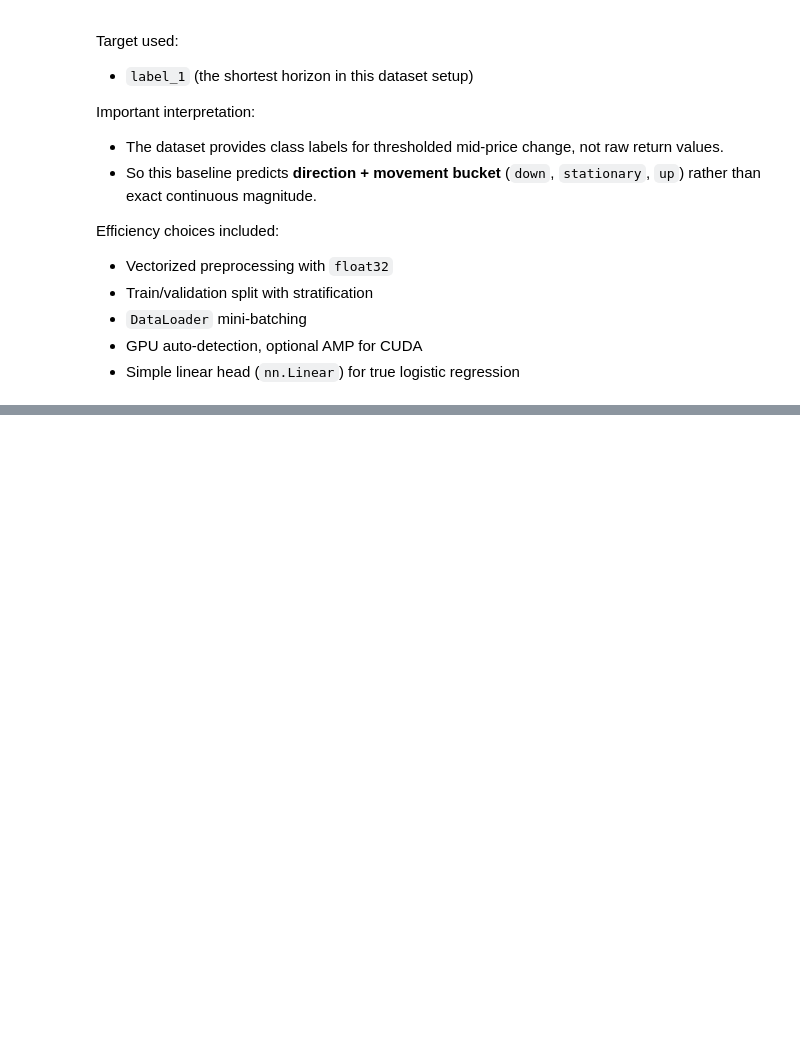
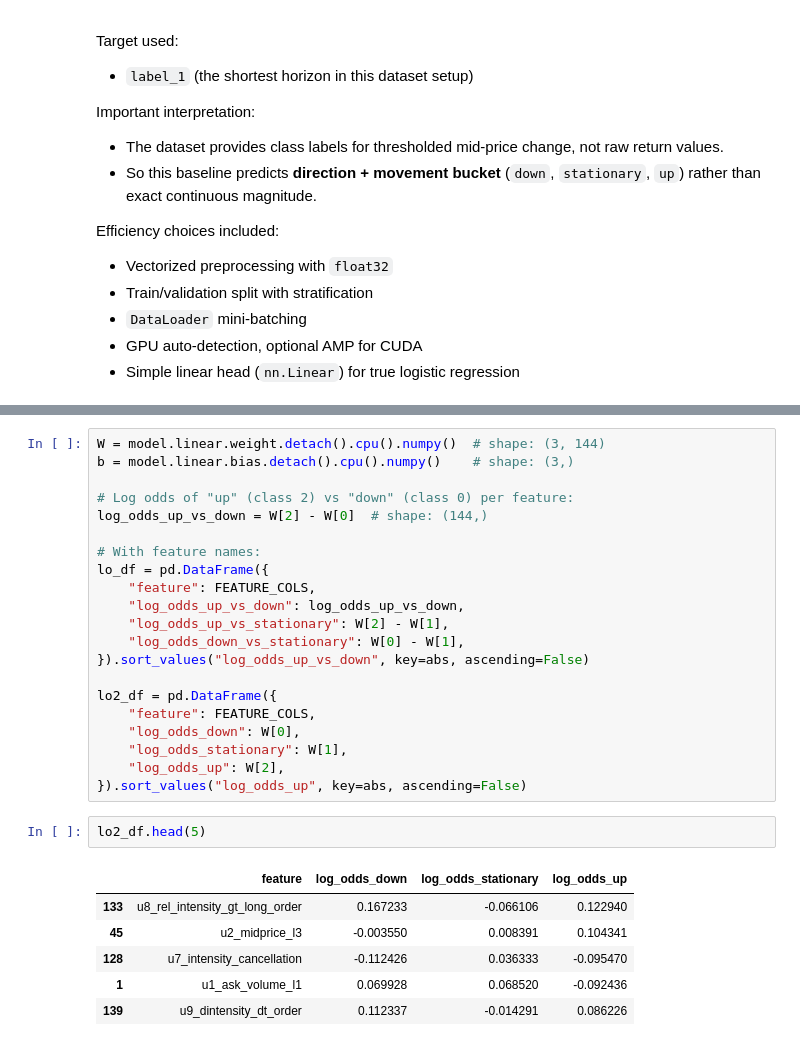
Before and after one commit to Praneeth-Suresh/LOBForecasting, a Jupyter notebook: baseline.ipynb, the cells around one changed output, grey strips where cells are left out. Cells and saved outputs as stored; diff of their text form; blank space fills up the shorter version.

```diff
--- a/baseline.ipynb
+++ b/baseline.ipynb
@@ -570,0 +575,30 @@ Training time (seconds): 16.0
+# %%
+W = model.linear.weight.detach().cpu().numpy()  # shape: (3, 144)
+b = model.linear.bias.detach().cpu().numpy()    # shape: (3,)
+
+# Log odds of "up" (class 2) vs "down" (class 0) per feature:
+log_odds_up_vs_down = W[2] - W[0]  # shape: (144,)
+
+# With feature names:
+lo_df = pd.DataFrame({
+    "feature": FEATURE_COLS,
+    "log_odds_up_vs_down": log_odds_up_vs_down,
+    "log_odds_up_vs_stationary": W[2] - W[1],
+    "log_odds_down_vs_stationary": W[0] - W[1],
+}).sort_values("log_odds_up_vs_down", key=abs, ascending=False)
+
+lo2_df = pd.DataFrame({
+    "feature": FEATURE_COLS,
+    "log_odds_down": W[0],
+    "log_odds_stationary": W[1],
+    "log_odds_up": W[2],
+}).sort_values("log_odds_up", key=abs, ascending=False)
+# %%
+lo2_df.head(5)
+# %% [output]
+|  | feature | log_odds_down | log_odds_stationary | log_odds_up |
+| 133 | u8_rel_intensity_gt_long_order | 0.167233 | -0.066106 | 0.122940 |
+| 45 | u2_midprice_l3 | -0.003550 | 0.008391 | 0.104341 |
+| 128 | u7_intensity_cancellation | -0.112426 | 0.036333 | -0.095470 |
+| 1 | u1_ask_volume_l1 | 0.069928 | 0.068520 | -0.092436 |
+| 139 | u9_dintensity_dt_order | 0.112337 | -0.014291 | 0.086226 |
```
Also changed, not shown: parts of 8 cells of this notebook.
